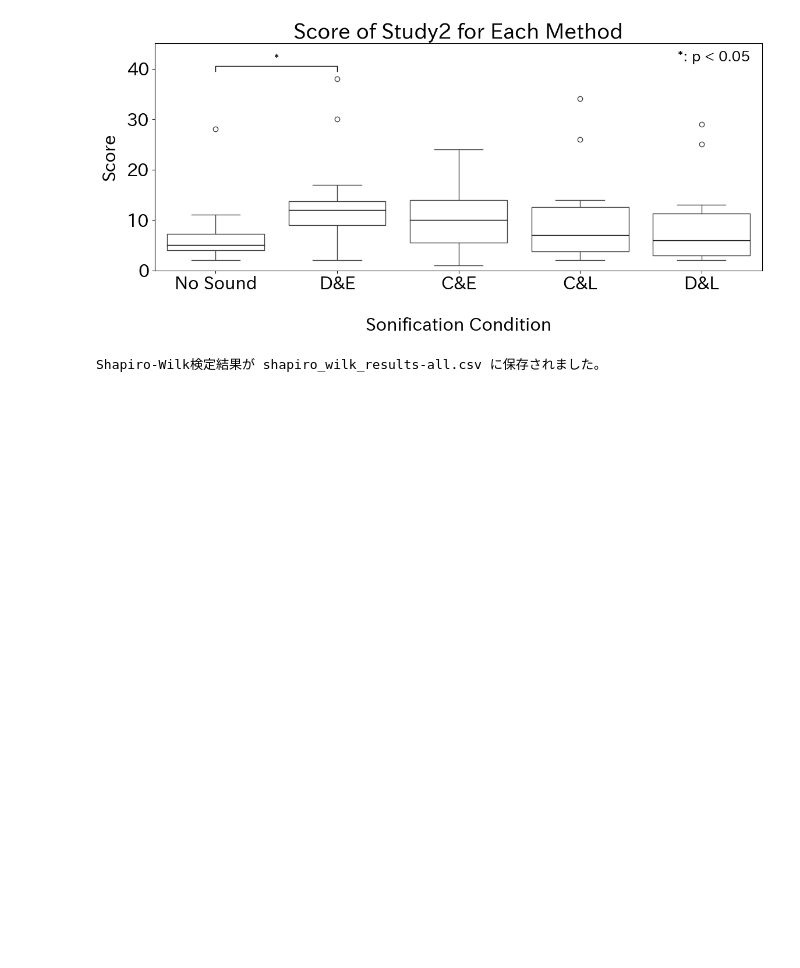
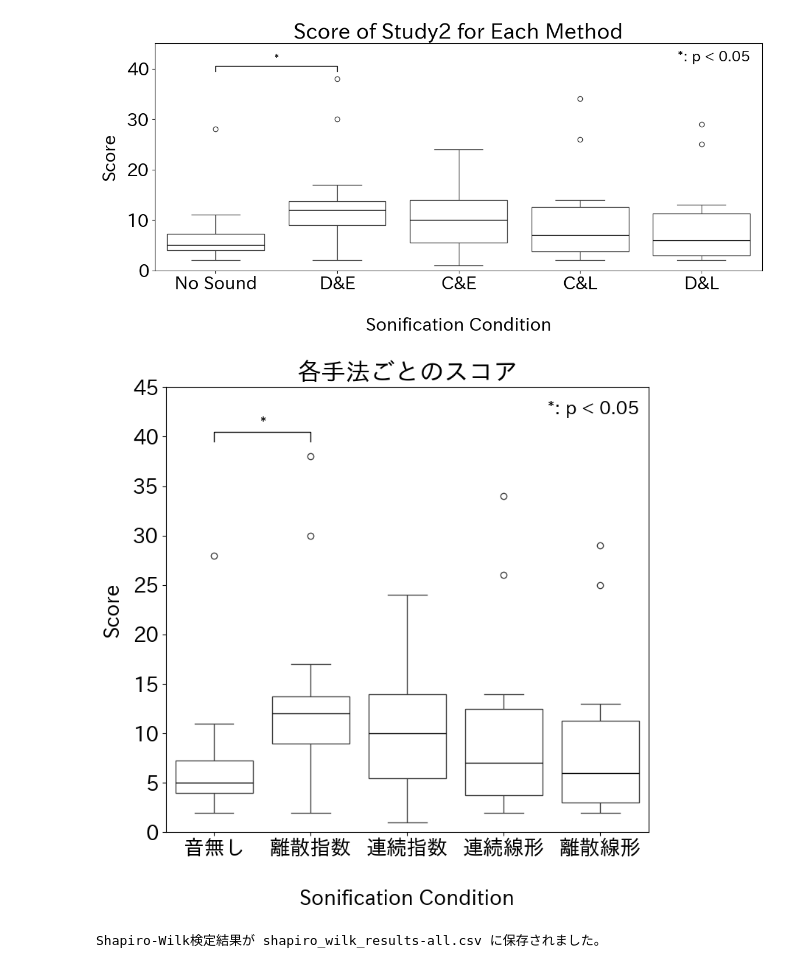
Before and after one commit to takaharayota531/poster-exp-analysis, a Jupyter notebook: data_analysis2/main-exp2.ipynb, the cells around one changed output. Saved outputs shown, nothing was run; the diff lists cells and outputs as text; code cells hidden in the pictures; blank space fills up the shorter version.

```diff
--- a/data_analysis2/main-exp2.ipynb
+++ b/data_analysis2/main-exp2.ipynb
@@ -160,6 +160,56 @@ plt.tight_layout()
 plt.show()
 # %% [output]
 [figure]
+# %%
+import pandas as pd
+import matplotlib.pyplot as plt
+import seaborn as sns
+import japanize_matplotlib
+
+# Example DataFrame
+# df_all = pd.DataFrame(...)
+
+# Adding descriptive labels for Method
+method_labels = {
+    -1: '音無し',
+    0: '離散指数',
+    1: '連続指数',
+    2: '連続線形',
+    3: '離散線形',
+}
+
+# Adding labels to the DataFrame
+df_all['Method_Label'] = df_all['Method'].map(method_labels)
+
+# Adding significance asterisks and brackets
+x1, x2 = 0, 1
+y, h, col = df_all['Score'].max() +1.5, 1, 'k'
+# for x2 in range(1, 5):
+
+
+# Score Visualization
+plt.figure(figsize=(8, 8))
+# フォントサイズを設定
+plt.rcParams.update({'font.size': 20})
+
+plt.plot([x1, x1, x2, x2], [y, y + h, y + h, y], lw=1, c=col)
+plt.text((x1 + x2) * .5, y + h, '*', ha='center', va='bottom', color=col, fontsize=16)
+
+sns.boxplot(x='Method_Label', y='Score', data=df_all, boxprops=dict(facecolor='none'), medianprops=dict(color='black'))
+plt.title('各手法ごとのスコア')
+# Adding the annotation text
+plt.text(4.4,43.65, '*: p < 0.05', horizontalalignment='right', verticalalignment='top', fontsize=18)
+
+
+plt.xlabel('Sonification Condition', labelpad=30)
+plt.ylabel('Score', labelpad=10)
+plt.ylim(0, 45)
+# plt.legend(title='Pointing Method', bbox_to_anchor=(1.05, 1), loc='upper left')
+# plt.xticks(rotation=45)
+plt.tight_layout()
+plt.show()
+# %% [output]
+[figure, added]
 # %%
 import scipy.stats as stats
 
```
Also changed, not shown: 16 other files.
